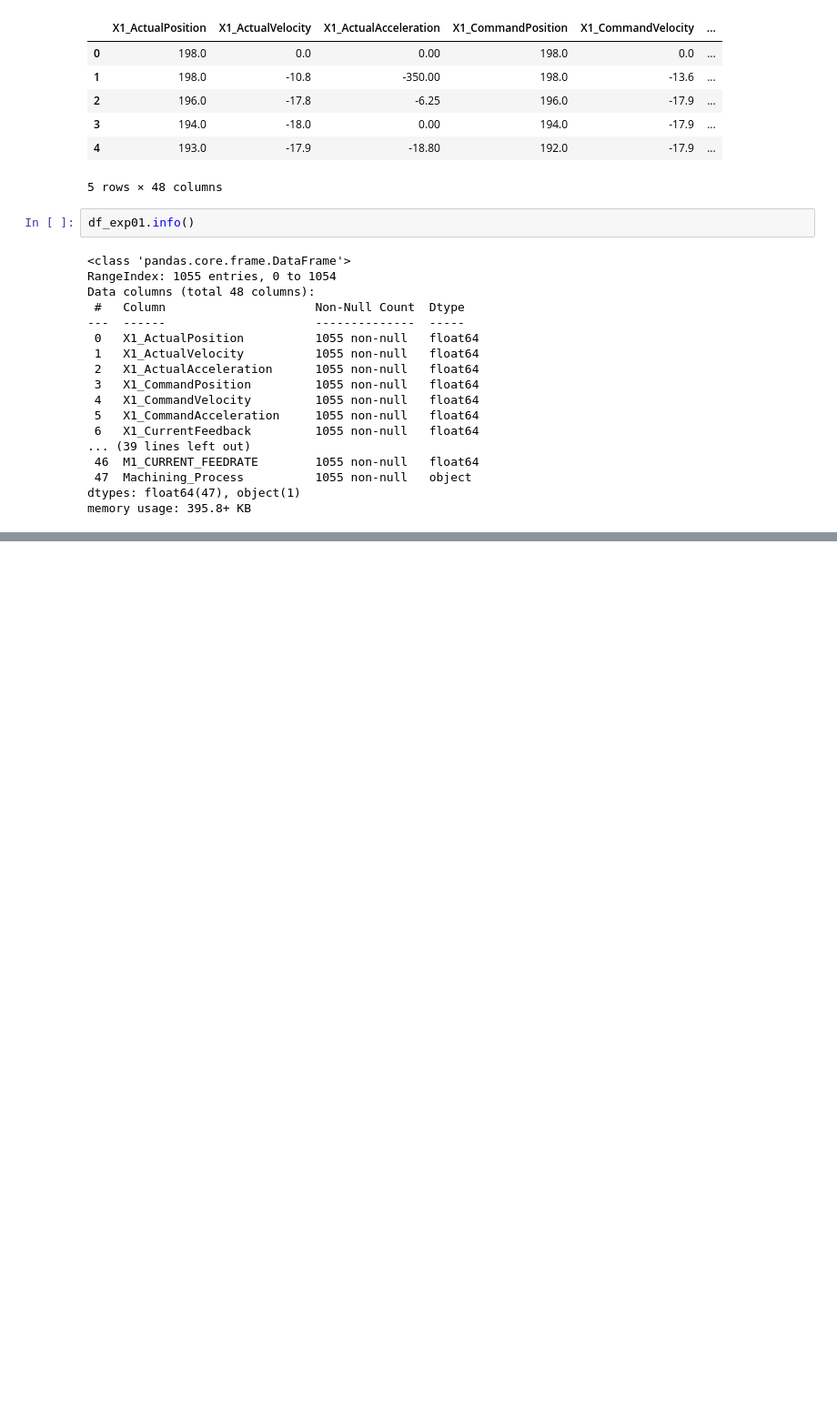
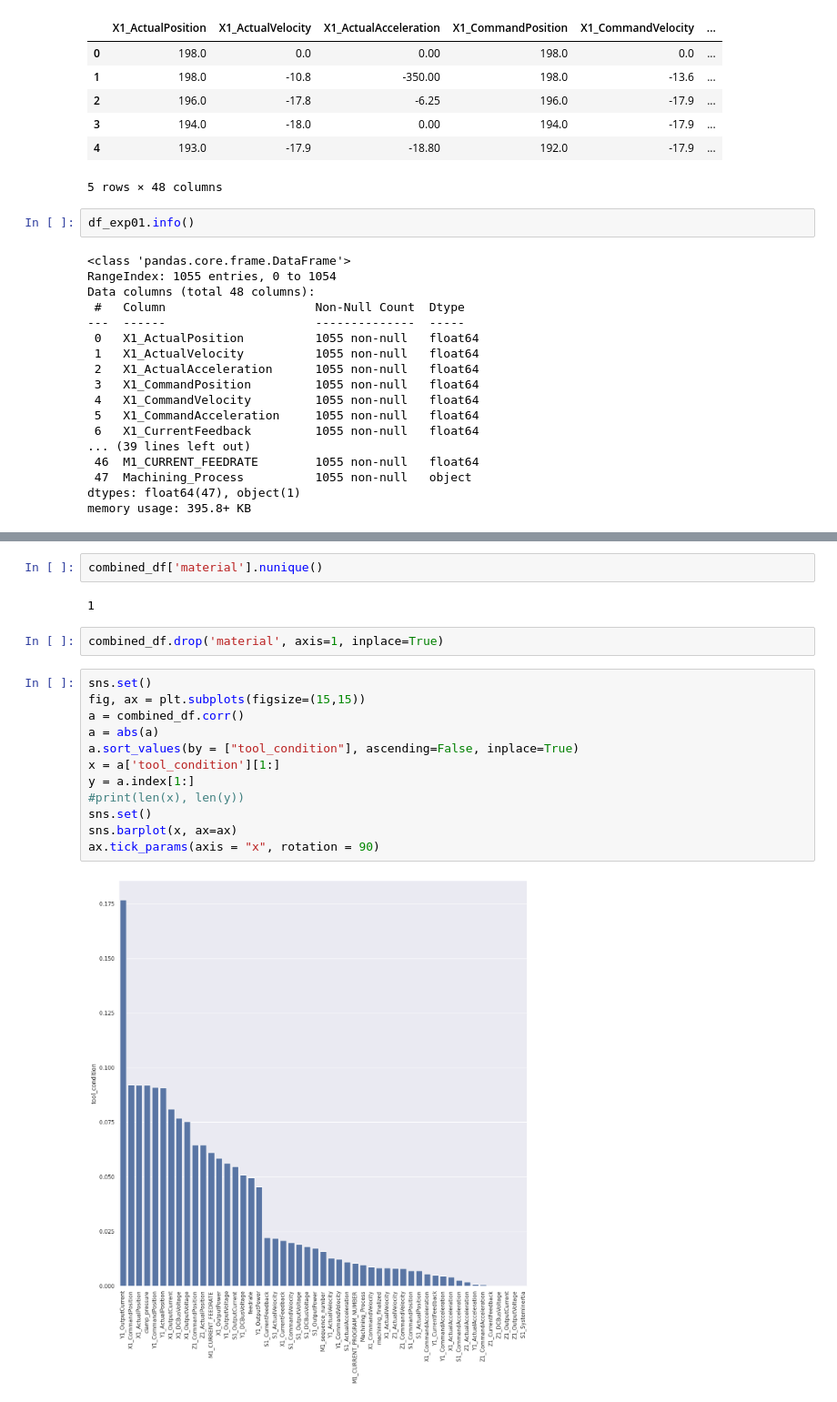
Before and after one commit to ThivyaTS/cnc-colab-data-versioning, a Jupyter notebook: experiment01-data-eda.ipynb, the cells around one changed output, grey strips where cells are left out. Shown at 91% size. Cells and saved outputs as stored; diff of their text form; blank space fills up the shorter version.

```diff
--- a/experiment01-data-eda.ipynb
+++ b/experiment01-data-eda.ipynb
@@ -38,0 +236,20 @@ memory usage: 395.8+ KB
+# %%
+combined_df['material'].nunique()
+# %% [output]
+1
+# %%
+combined_df.drop('material', axis=1, inplace=True)
+# %%
+sns.set()
+fig, ax = plt.subplots(figsize=(15,15))
+a = combined_df.corr()
+a = abs(a)
+a.sort_values(by = ["tool_condition"], ascending=False, inplace=True)
+x = a['tool_condition'][1:]
+y = a.index[1:]
+#print(len(x), len(y))
+sns.set()
+sns.barplot(x, ax=ax)
+ax.tick_params(axis = "x", rotation = 90)
+# %% [output]
+[figure, added]
```
Also changed, not shown: parts of 20 cells of this notebook.
